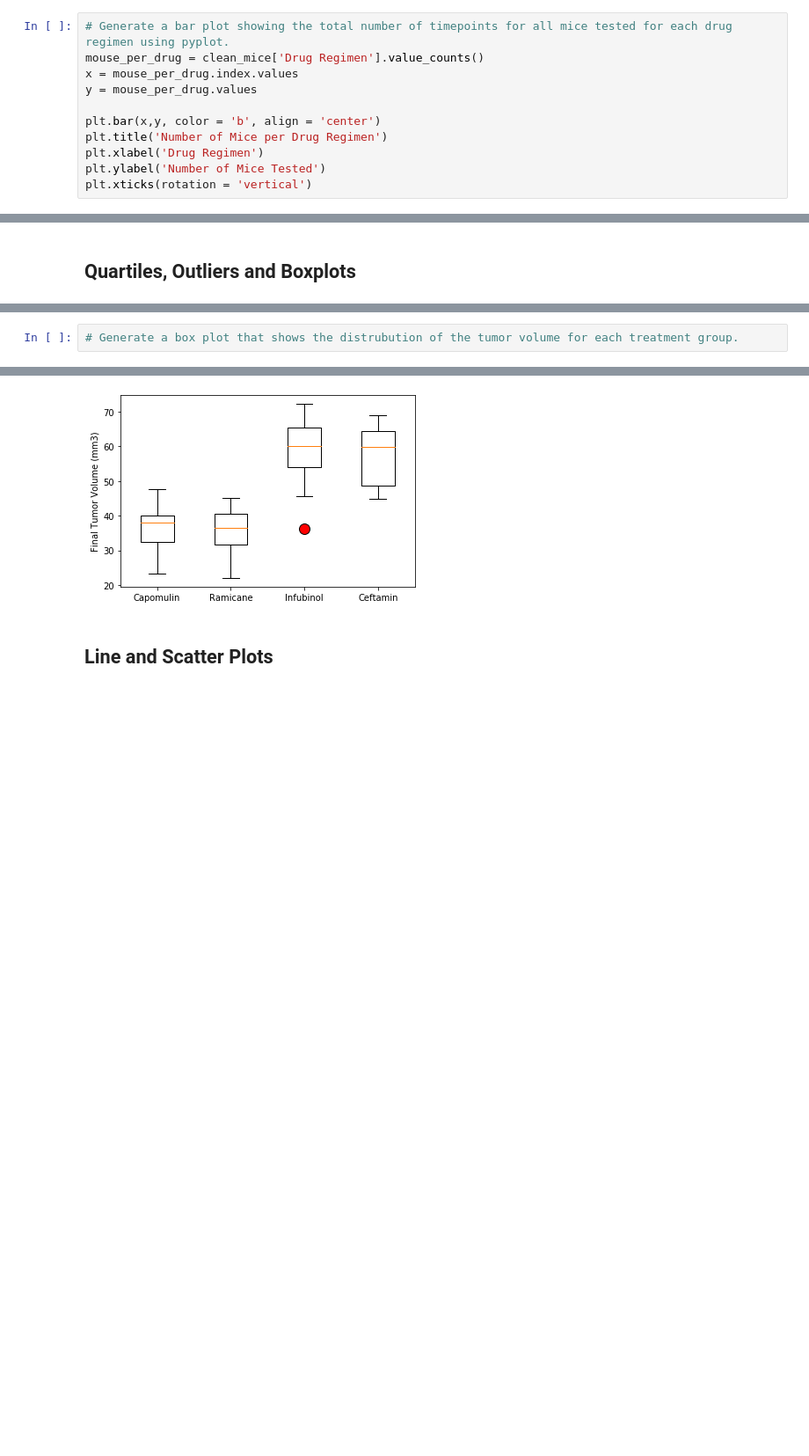
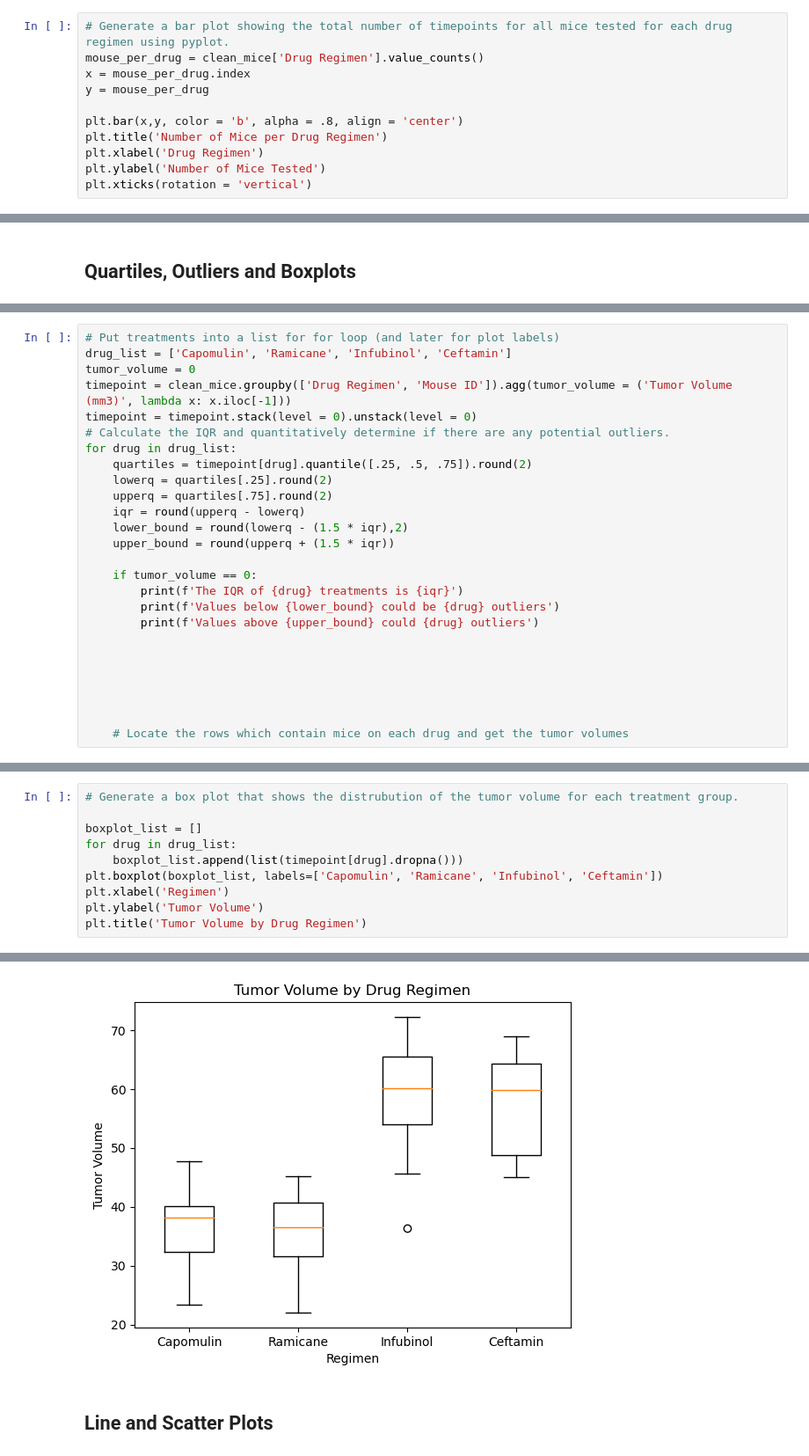
Before and after one commit to mike2463/Pymaceuticals_Mouse_Study, a Jupyter notebook: Pymaceuticals/pymaceuticals_starter.ipynb, the cells around one changed output, grey strips where cells are left out. Shown at 88% size. Drawn from its saved outputs; the diff is of its cells as text; blank space fills up the shorter version.

```diff
--- a/Pymaceuticals/pymaceuticals_starter.ipynb
+++ b/Pymaceuticals/pymaceuticals_starter.ipynb
@@ -126,10 +126,10 @@ Text(0, 0.5, 'Number of Mice Tested')
 # %%
 # Generate a bar plot showing the total number of timepoints for all mice tested for each drug regimen using pyplot.
 mouse_per_drug = clean_mice['Drug Regimen'].value_counts()
-x = mouse_per_drug.index.values
-y = mouse_per_drug.values
+x = mouse_per_drug.index
+y = mouse_per_drug
 
-plt.bar(x,y, color = 'b', align = 'center')
+plt.bar(x,y, color = 'b', alpha = .8, align = 'center')
 plt.title('Number of Mice per Drug Regimen')
 plt.xlabel('Drug Regimen')
 plt.ylabel('Number of Mice Tested')
@@ -199,0 +193,26 @@ Ceftamin's potential outliers: Series([], Name: Tumor Volume (mm3), dtype: float
+# %%
+# Put treatments into a list for for loop (and later for plot labels)
+drug_list = ['Capomulin', 'Ramicane', 'Infubinol', 'Ceftamin']
+tumor_volume = 0
+timepoint = clean_mice.groupby(['Drug Regimen', 'Mouse ID']).agg(tumor_volume = ('Tumor Volume (mm3)', lambda x: x.iloc[-1]))
+timepoint = timepoint.stack(level = 0).unstack(level = 0)
+# Calculate the IQR and quantitatively determine if there are any potential outliers.
+for drug in drug_list:
+    quartiles = timepoint[drug].quantile([.25, .5, .75]).round(2)
+    lowerq = quartiles[.25].round(2)
+    upperq = quartiles[.75].round(2)
+    iqr = round(upperq - lowerq)
+    lower_bound = round(lowerq - (1.5 * iqr),2)
+    upper_bound = round(upperq + (1.5 * iqr))
+
+    if tumor_volume == 0:
+        print(f'The IQR of {drug} treatments is {iqr}')
+        print(f'Values below {lower_bound} could be {drug} outliers')
+        print(f'Values above {upper_bound} could {drug} outliers')
+
+
+
+
+
+
+    # Locate the rows which contain mice on each drug and get the tumor volumes
@@ -200,3 +232,11 @@ Ceftamin's potential outliers: Series([], Name: Tumor Volume (mm3), dtype: float
 # %%
 # Generate a box plot that shows the distrubution of the tumor volume for each treatment group.
+
+boxplot_list = []
+for drug in drug_list:
+    boxplot_list.append(list(timepoint[drug].dropna()))
+plt.boxplot(boxplot_list, labels=['Capomulin', 'Ramicane', 'Infubinol', 'Ceftamin'])
+plt.xlabel('Regimen')
+plt.ylabel('Tumor Volume')
+plt.title('Tumor Volume by Drug Regimen')
 # %% [output]
@@ -203,3 +244,3 @@ Ceftamin's potential outliers: Series([], Name: Tumor Volume (mm3), dtype: float
-[figure, old version]
+[figure, new version]
 # %% [markdown]
 ## Line and Scatter Plots
```
Also changed, not shown: parts of 13 cells of this notebook, 1 other file.
